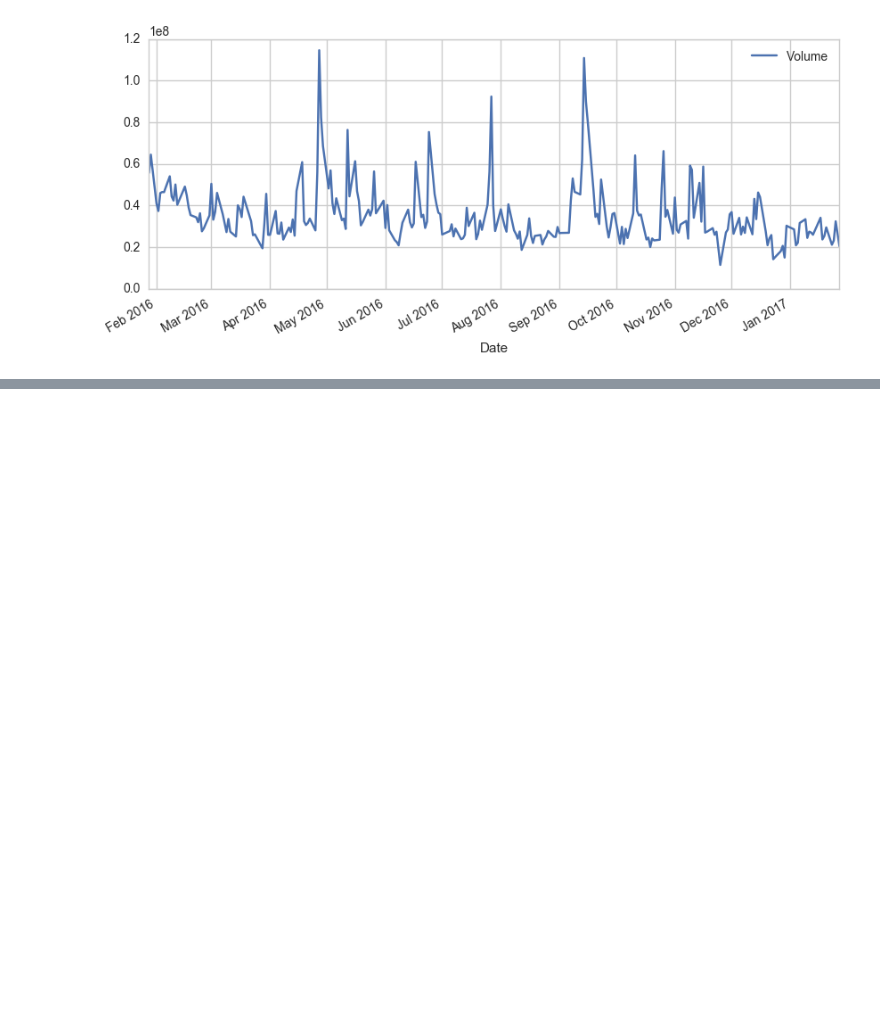
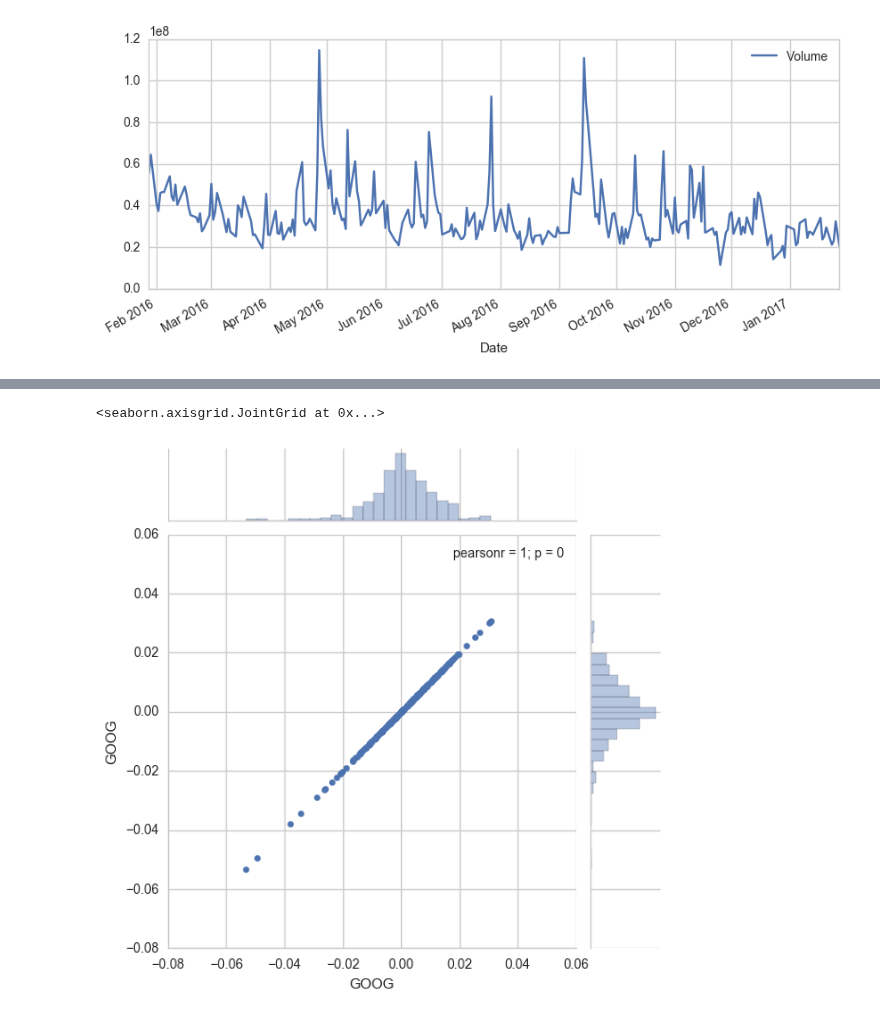
Before and after one commit to thatguyandy27/python-sandbox, a Jupyter notebook: l9/Stock Market Data Analysis Project.ipynb, the cells around one changed output, grey strips where cells are left out. Cells and saved outputs as stored; diff of their text form; code cells hidden in the pictures; blank space fills up the shorter version.

```diff
--- a/l9/Stock Market Data Analysis Project.ipynb
+++ b/l9/Stock Market Data Analysis Project.ipynb
@@ -46,0 +76,5 @@ stocks['AAPL']['Volume'].plot(legend=True, figsize=(10,4))
+# %%
+sns.jointplot('GOOG', 'GOOG', tech_rets, kind='scatter')
+# %% [output]
+<seaborn.axisgrid.JointGrid at 0x...>
+[figure, added]
```
Also changed, not shown: parts of 10 cells of this notebook.
